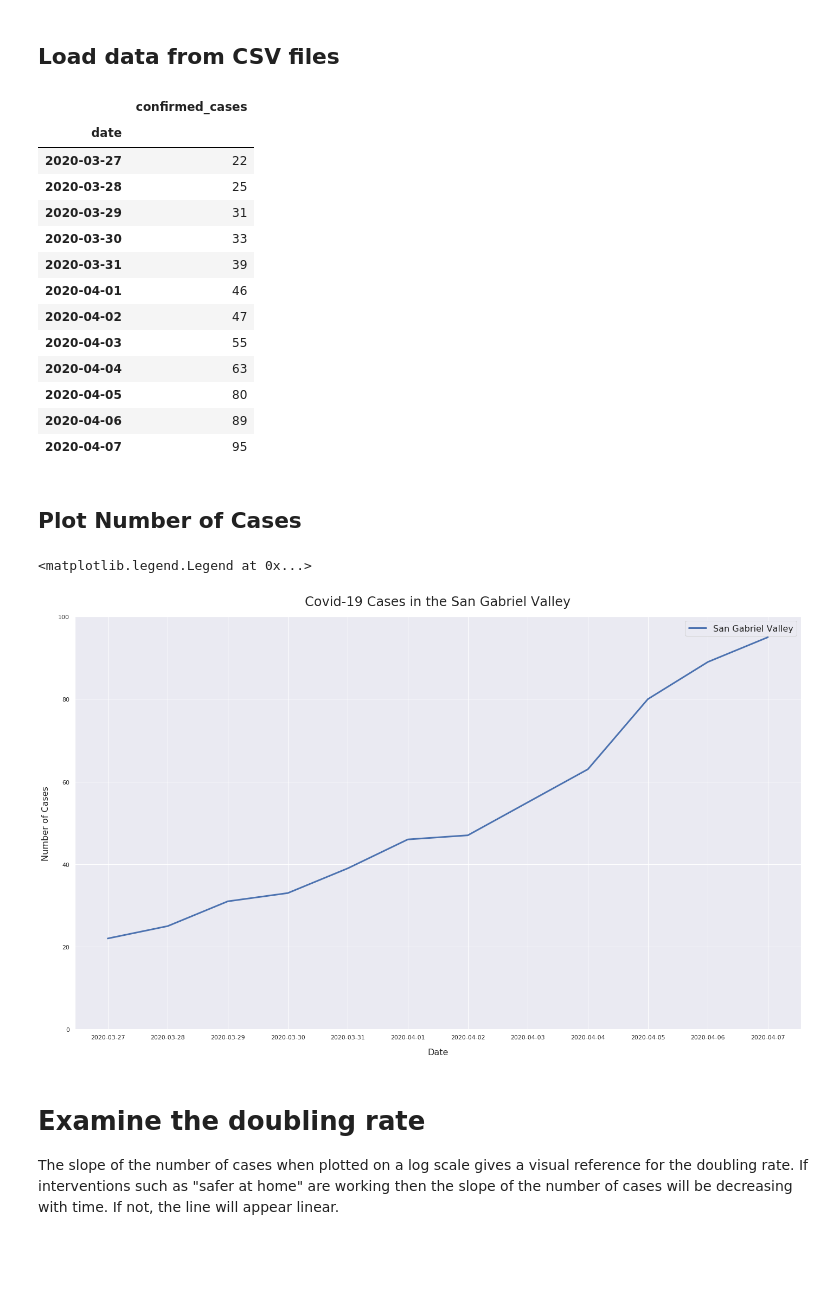
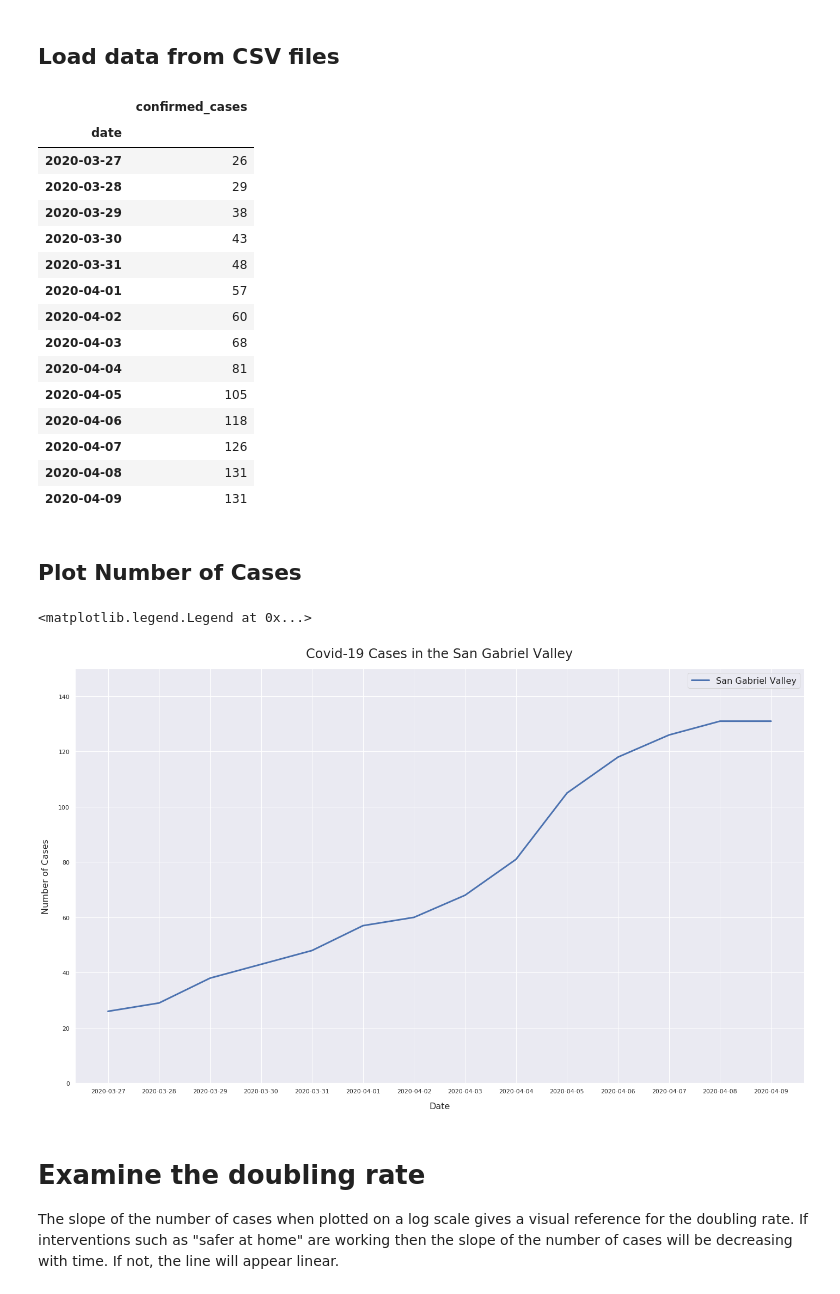
Before and after one commit to jalderman9/covid-19-analysis, a Jupyter notebook: latimes_data.ipynb, the cells around one changed output. Cells and saved outputs as stored; diff of their text form; code cells hidden in the pictures; blank space fills up the shorter version.

```diff
--- a/latimes_data.ipynb
+++ b/latimes_data.ipynb
@@ -25,7 +25,7 @@ date_format = mdates.DateFormatter('%Y-%m-%d')
 data = pd.read_csv('latimes-place-totals.csv', index_col='date', parse_dates=True)
 lacounty = data[data['county']=='Los Angeles']
 
-sgv_cities = ['Arcadia','Monrovia','Duarte','Azusa','Glendora','Sierra Madre','Industry','Rosemead','West Covina','San Marino']
+sgv_cities = ['Arcadia','Monrovia','Duarte','Azusa','Glendora','East Pasadena','Bradbury','Sierra Madre','Industry','Rosemead','Covina','Charter Oak','North El Monte','La Verne','West Covina','San Marino']
 sgv = pd.DataFrame()
 for city in sgv_cities:
     sgv = sgv.append(lacounty[lacounty['place']=='City of '+city])
@@ -37,36 +37,38 @@ sgv
 # %% [output]
 |  | confirmed_cases |
 | date |  |
-| 2020-03-27 | 22 |
-| 2020-03-28 | 25 |
-| 2020-03-29 | 31 |
-| 2020-03-30 | 33 |
-| 2020-03-31 | 39 |
-| 2020-04-01 | 46 |
-| 2020-04-02 | 47 |
-| 2020-04-03 | 55 |
-| 2020-04-04 | 63 |
-| 2020-04-05 | 80 |
-| 2020-04-06 | 89 |
-| 2020-04-07 | 95 |
+| 2020-03-27 | 26 |
+| 2020-03-28 | 29 |
+| 2020-03-29 | 38 |
+| 2020-03-30 | 43 |
+| 2020-03-31 | 48 |
+| 2020-04-01 | 57 |
+| 2020-04-02 | 60 |
+| 2020-04-03 | 68 |
+| 2020-04-04 | 81 |
+| 2020-04-05 | 105 |
+| 2020-04-06 | 118 |
+| 2020-04-07 | 126 |
+| 2020-04-08 | 131 |
+| 2020-04-09 | 131 |
 # %% [markdown]
 ## Plot Number of Cases
 # %%
 
 fig, ax = plt.subplots(figsize=(24, 14))
 ax.plot(sgv.index, sgv['confirmed_cases'], linewidth=3, label='San Gabriel Valley')
 
 plt.title('Covid-19 Cases in the San Gabriel Valley', fontsize=24, pad=20)
 ax.set_ylabel('Number of Cases', fontsize=16, labelpad=15)
 ax.set_xlabel('Date', fontsize=16, labelpad=15)
-ax.set_ylim(0,100)
+ax.set_ylim(0,150)
 ax.set_xticks(sgv.index)
 ax.xaxis.set_major_formatter(date_format)
 
 plt.legend(fontsize=16)
 # %% [output]
 <matplotlib.legend.Legend at 0x...>
-[figure, old version]
+[figure, new version]
 # %% [markdown]
 # Examine the doubling rate
 
```
Also changed, not shown: parts of 1 cell of this notebook, 1 other file.
